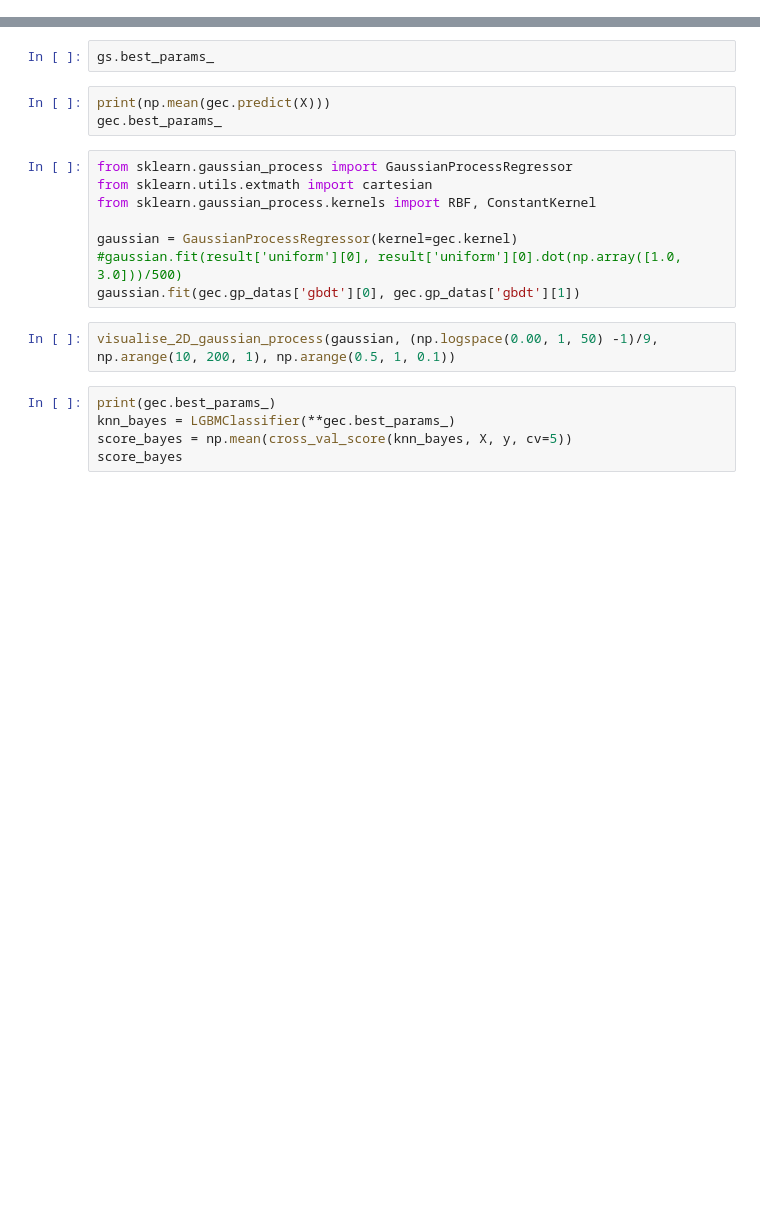
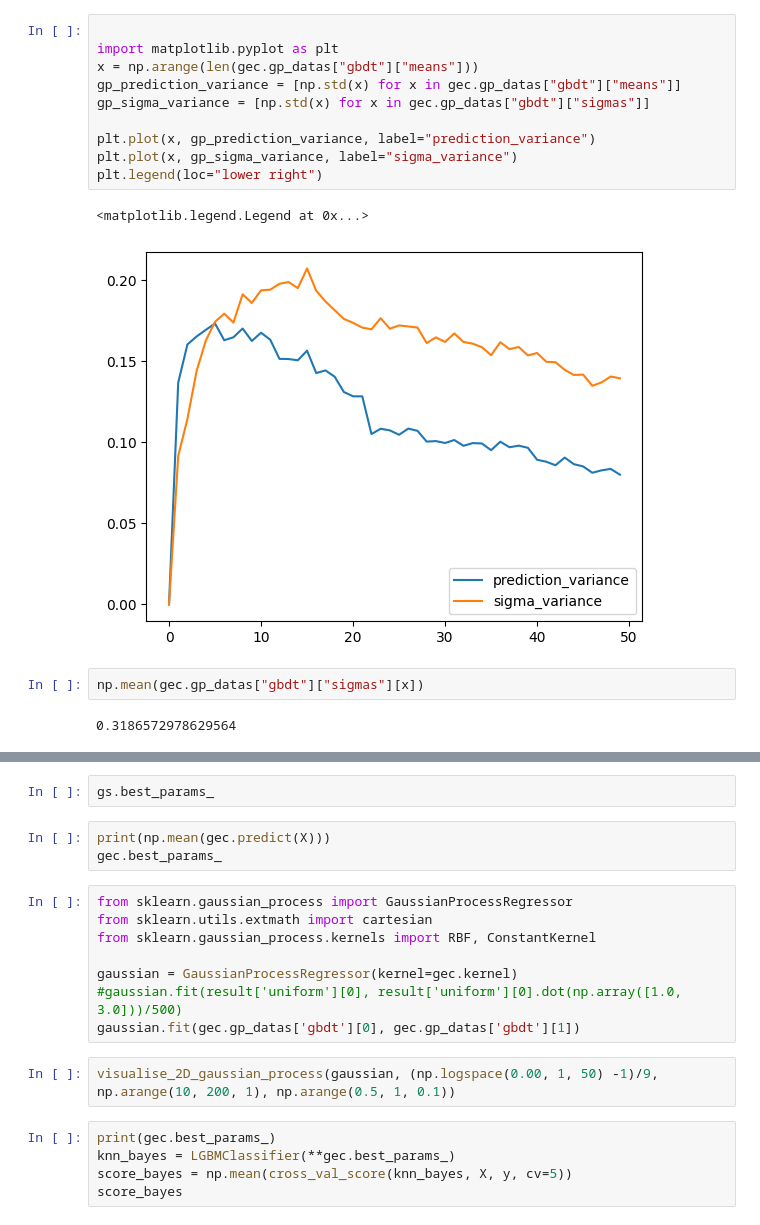
Before and after one commit to 0xideas/100gecs, a Jupyter notebook: notebooks/demonstrating_parameter_optimisation.ipynb, the cells around one changed output, grey strips where cells are left out. Cells and saved outputs as stored; diff of their text form; blank space fills up the shorter version.

```diff
--- a/notebooks/demonstrating_parameter_optimisation.ipynb
+++ b/notebooks/demonstrating_parameter_optimisation.ipynb
@@ -102,3 +68,20 @@ GEC(boosting='gbdt', feature_fraction=0.9, lambda_l1=0.9489949737222155,
+# %%
+
+import matplotlib.pyplot as plt
+x = np.arange(len(gec.gp_datas["gbdt"]["means"]))
+gp_prediction_variance = [np.std(x) for x in gec.gp_datas["gbdt"]["means"]]
+gp_sigma_variance = [np.std(x) for x in gec.gp_datas["gbdt"]["sigmas"]]
+
+plt.plot(x, gp_prediction_variance, label="prediction_variance")
+plt.plot(x, gp_sigma_variance, label="sigma_variance")
+plt.legend(loc="lower right")
+# %% [output]
+<matplotlib.legend.Legend at 0x...>
+[figure, added]
+# %%
+np.mean(gec.gp_datas["gbdt"]["sigmas"][x])
+# %% [output]
+0.3186572978629564
 # %%
 np.array([gec.gp_datas["gbdt"][1][i:i+10].mean() for i in range(40)])
 # %% [output]
```
Also changed, not shown: parts of 15 cells of this notebook, 2 other files.
